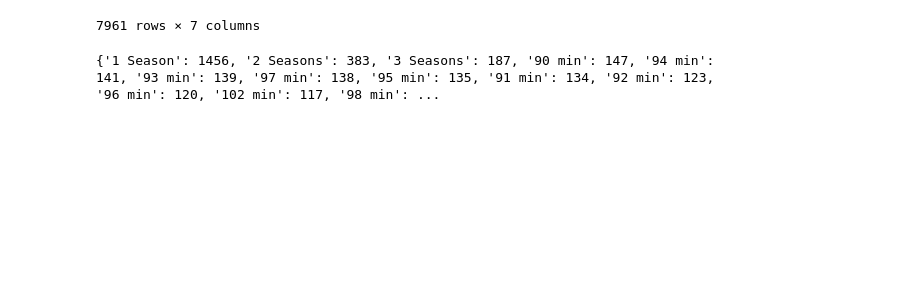
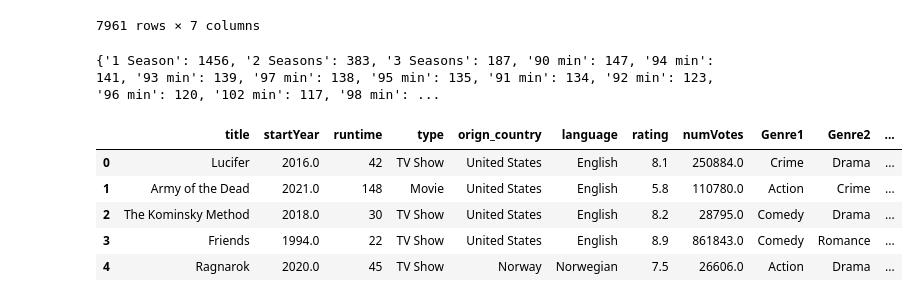
Before and after one commit to melisavacca/Netflix_Team_1, a Jupyter notebook: data_cleaning.ipynb, the cells around one changed output. Saved outputs shown, nothing was run; the diff lists cells and outputs as text; code cells hidden in the pictures; blank space fills up the shorter version.

```diff
--- a/data_cleaning.ipynb
+++ b/data_cleaning.ipynb
@@ -544,3 +544,17 @@ all_types = dict(netflix2_df_replacerating['duration'].value_counts())
 print(all_types)
 # %% [output]
 {'1 Season': 1456, '2 Seasons': 383, '3 Seasons': 187, '90 min': 147, '94 min': 141, '93 min': 139, '97 min': 138, '95 min': 135, '91 min': 134, '92 min': 123, '96 min': 120, '102 min': 117, '98 min': ...
+# %%
+## LG
+# Changed netflix1_df_clean types to align with netflix2_df_replacerating type names
+netflix1_df_clean.type.unique()
+netflix1_df_clean['type'].replace(['tvShow'],['TV Show'],inplace=True)
+netflix1_df_clean['type'].replace(['movie'],['Movie'],inplace=True)
+netflix1_df_clean.head()
+# %% [output]
+|  | title | startYear | runtime | type | orign_country | language | rating | numVotes | Genre1 | Genre2 | ... |
+| 0 | Lucifer | 2016.0 | 42 | TV Show | United States | English | 8.1 | 250884.0 | Crime | Drama | ... |
+| 1 | Army of the Dead | 2021.0 | 148 | Movie | United States | English | 5.8 | 110780.0 | Action | Crime | ... |
+| 2 | The Kominsky Method | 2018.0 | 30 | TV Show | United States | English | 8.2 | 28795.0 | Comedy | Drama | ... |
+| 3 | Friends | 1994.0 | 22 | TV Show | United States | English | 8.9 | 861843.0 | Comedy | Romance | ... |
+| 4 | Ragnarok | 2020.0 | 45 | TV Show | Norway | Norwegian | 7.5 | 26606.0 | Action | Drama | ... |
```
Also changed, not shown: parts of 14 cells of this notebook.
